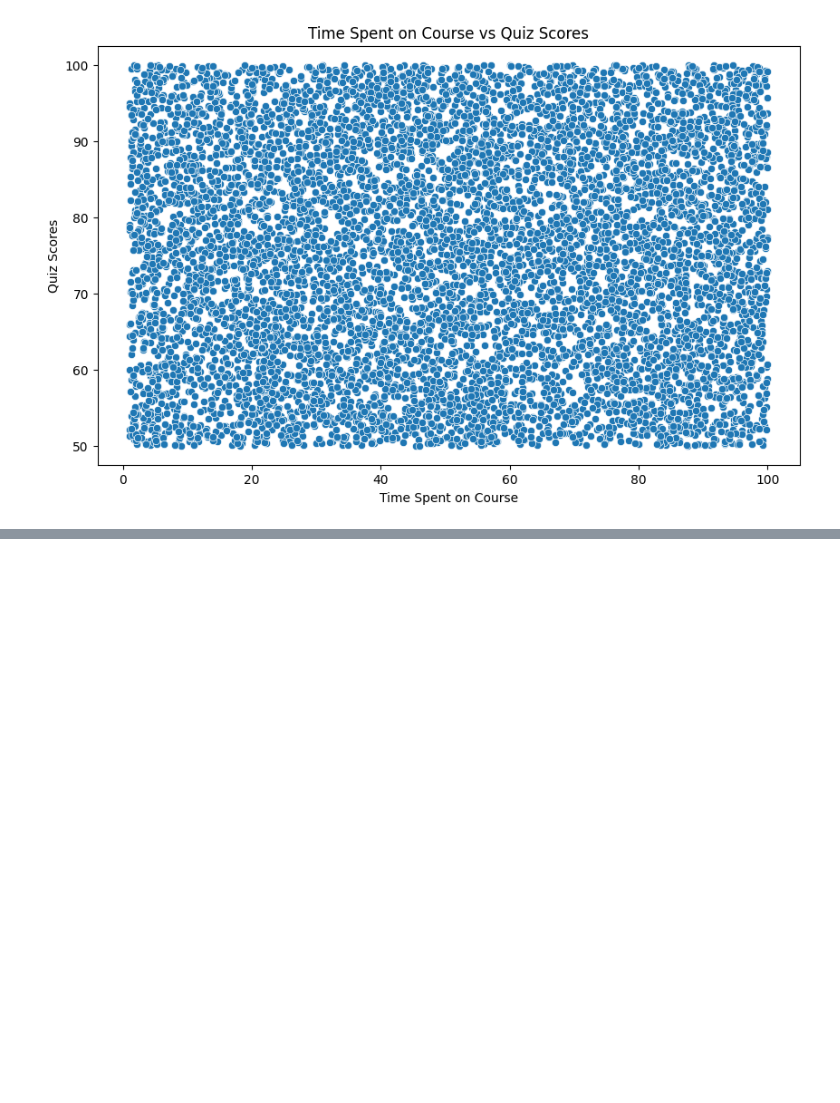
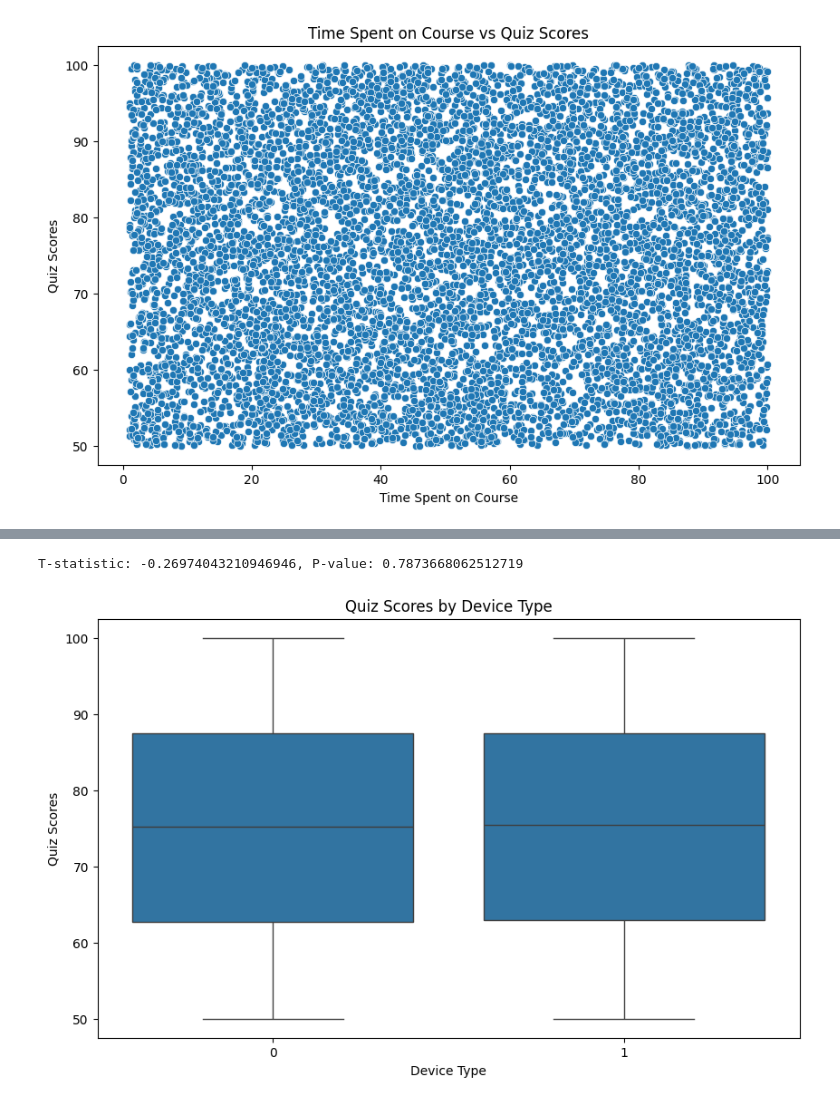
Before and after one commit to BissiriD/course_completion_project_1, a Jupyter notebook: main.ipynb, the cells around one changed output, grey strips where cells are left out. Drawn from its saved outputs; the diff is of its cells as text; code cells hidden in the pictures; blank space fills up the shorter version.

```diff
--- a/main.ipynb
+++ b/main.ipynb
@@ -239,0 +244,18 @@ Number of users who did not take any quizzes: 648
+# %%
+from scipy.stats import ttest_ind
+
+quiz_scores_mobile = df[df['DeviceType'] == 0]['QuizScores']
+quiz_scores_desktop = df[df['DeviceType'] == 1]['QuizScores']
+
+t_stat, p_value = ttest_ind(quiz_scores_mobile, quiz_scores_desktop)
+print(f'T-statistic: {t_stat}, P-value: {p_value}')
+
+plt.figure(figsize=(10, 6))
+sns.boxplot(x='DeviceType', y='QuizScores', data=df)
+plt.xlabel('Device Type')
+plt.ylabel('Quiz Scores')
+plt.title('Quiz Scores by Device Type')
+plt.show()
+# %% [output]
+T-statistic: -0.26974043210946946, P-value: 0.7873668062512719
+[figure, added]
```
Also changed, not shown: parts of 6 cells of this notebook.
